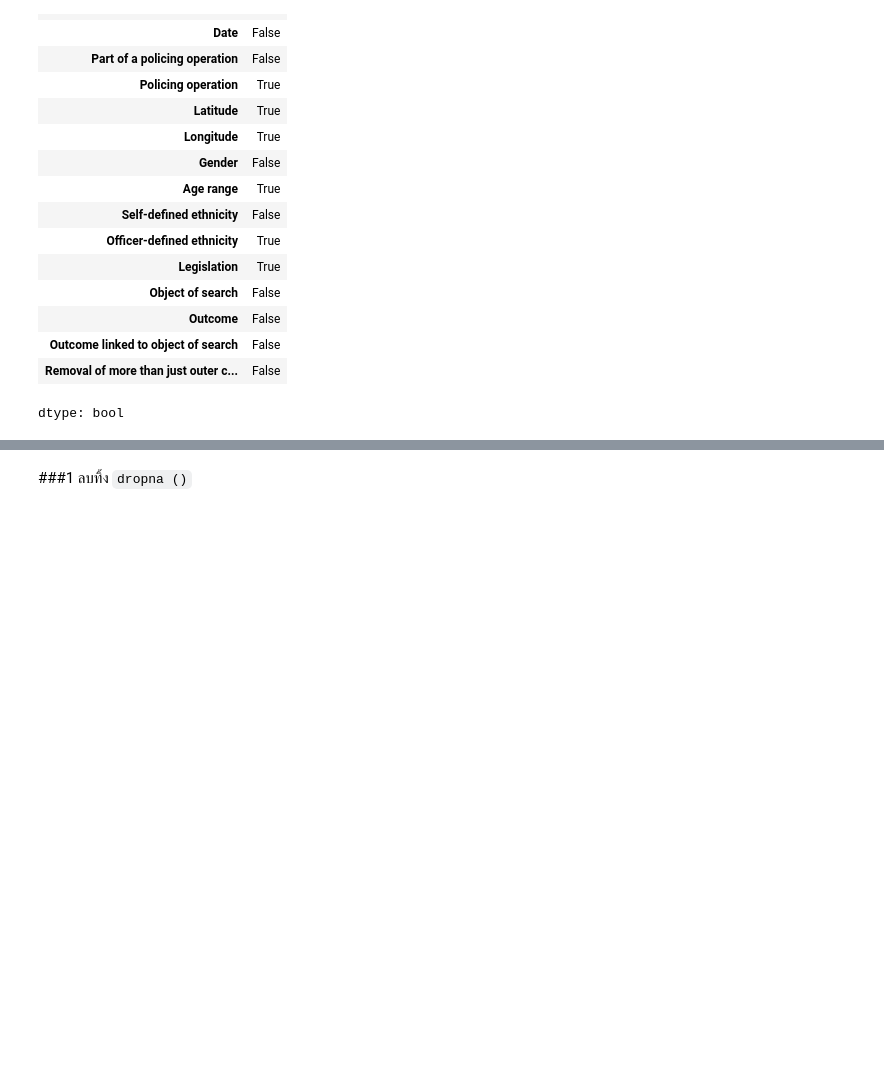
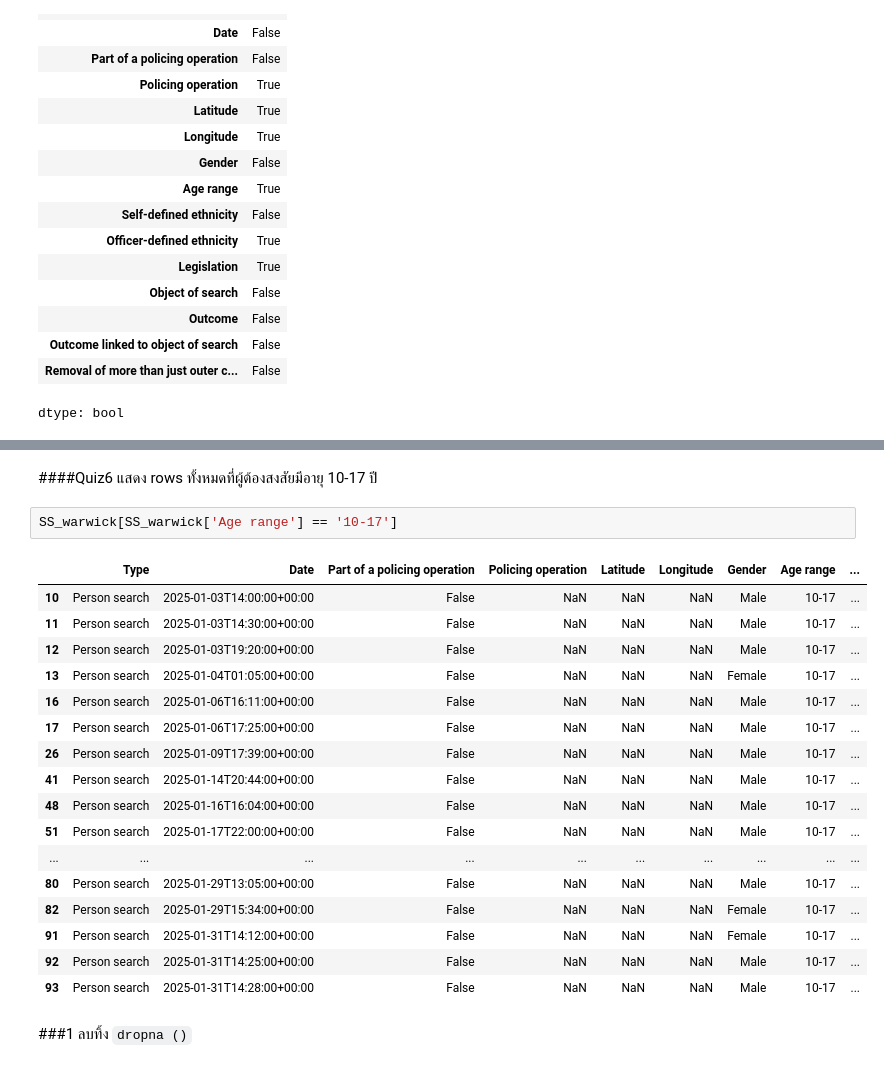
Before and after one commit to emkrit1242/MSC_DPDM_2025, a Jupyter notebook: Data101.ipynb, the cells around one changed output, grey strips where cells are left out. Saved outputs shown, nothing was run; the diff lists cells and outputs as text; blank space fills up the shorter version.

Commit message:
Quiz 6

````diff
--- a/Data101.ipynb
+++ b/Data101.ipynb
@@ -240,3 +273,25 @@ dtype: bool
+# %% [markdown]
+####Quiz6 แสดง rows ทั้งหมดที่ผู้ต้องสงสัยมีอายุ 10-17 ปี
+# %%
+SS_warwick[SS_warwick['Age range'] == '10-17']
+# %% [output]
+|  | Type | Date | Part of a policing operation | Policing operation | Latitude | Longitude | Gender | Age range | ... |
+| 10 | Person search | 2025-01-03T14:00:00+00:00 | False | NaN | NaN | NaN | Male | 10-17 | ... |
+| 11 | Person search | 2025-01-03T14:30:00+00:00 | False | NaN | NaN | NaN | Male | 10-17 | ... |
+| 12 | Person search | 2025-01-03T19:20:00+00:00 | False | NaN | NaN | NaN | Male | 10-17 | ... |
+| 13 | Person search | 2025-01-04T01:05:00+00:00 | False | NaN | NaN | NaN | Female | 10-17 | ... |
+| 16 | Person search | 2025-01-06T16:11:00+00:00 | False | NaN | NaN | NaN | Male | 10-17 | ... |
+| 17 | Person search | 2025-01-06T17:25:00+00:00 | False | NaN | NaN | NaN | Male | 10-17 | ... |
+| 26 | Person search | 2025-01-09T17:39:00+00:00 | False | NaN | NaN | NaN | Male | 10-17 | ... |
+| 41 | Person search | 2025-01-14T20:44:00+00:00 | False | NaN | NaN | NaN | Male | 10-17 | ... |
+| 48 | Person search | 2025-01-16T16:04:00+00:00 | False | NaN | NaN | NaN | Male | 10-17 | ... |
+| 51 | Person search | 2025-01-17T22:00:00+00:00 | False | NaN | NaN | NaN | Male | 10-17 | ... |
+| ... | ... | ... | ... | ... | ... | ... | ... | ... | ... |
+| 80 | Person search | 2025-01-29T13:05:00+00:00 | False | NaN | NaN | NaN | Male | 10-17 | ... |
+| 82 | Person search | 2025-01-29T15:34:00+00:00 | False | NaN | NaN | NaN | Female | 10-17 | ... |
+| 91 | Person search | 2025-01-31T14:12:00+00:00 | False | NaN | NaN | NaN | Female | 10-17 | ... |
+| 92 | Person search | 2025-01-31T14:25:00+00:00 | False | NaN | NaN | NaN | Male | 10-17 | ... |
+| 93 | Person search | 2025-01-31T14:28:00+00:00 | False | NaN | NaN | NaN | Male | 10-17 | ... |
 # %% [markdown]
 ###1 ลบทิ้ง ```dropna ()```
 # %%
````
Also changed, not shown: parts of 4 cells of this notebook.
